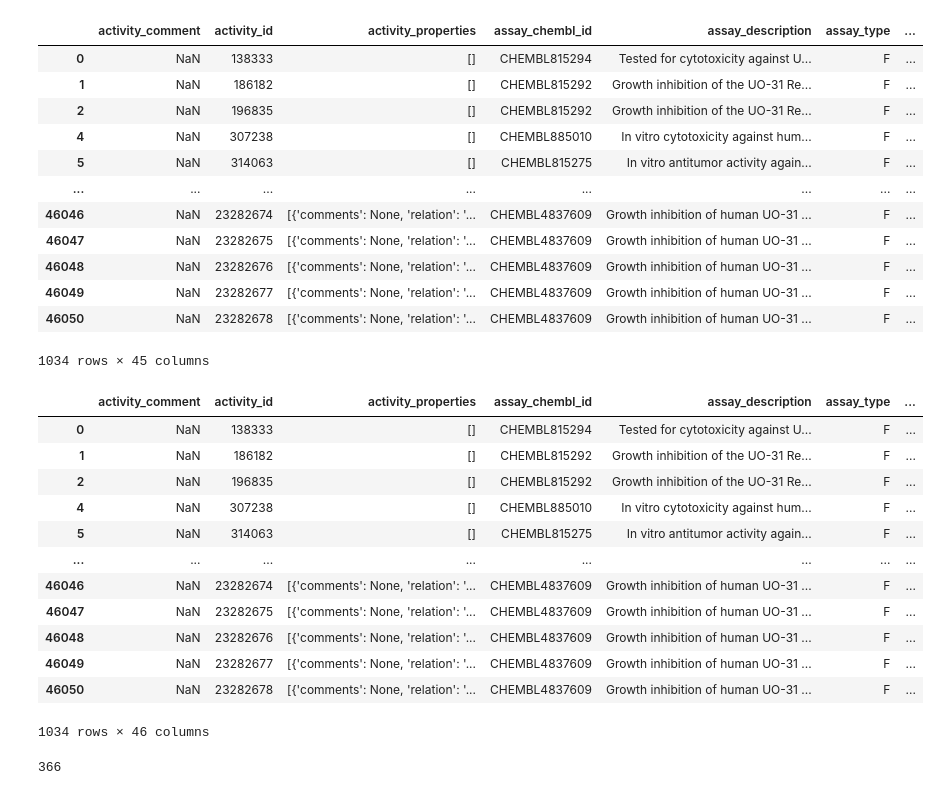
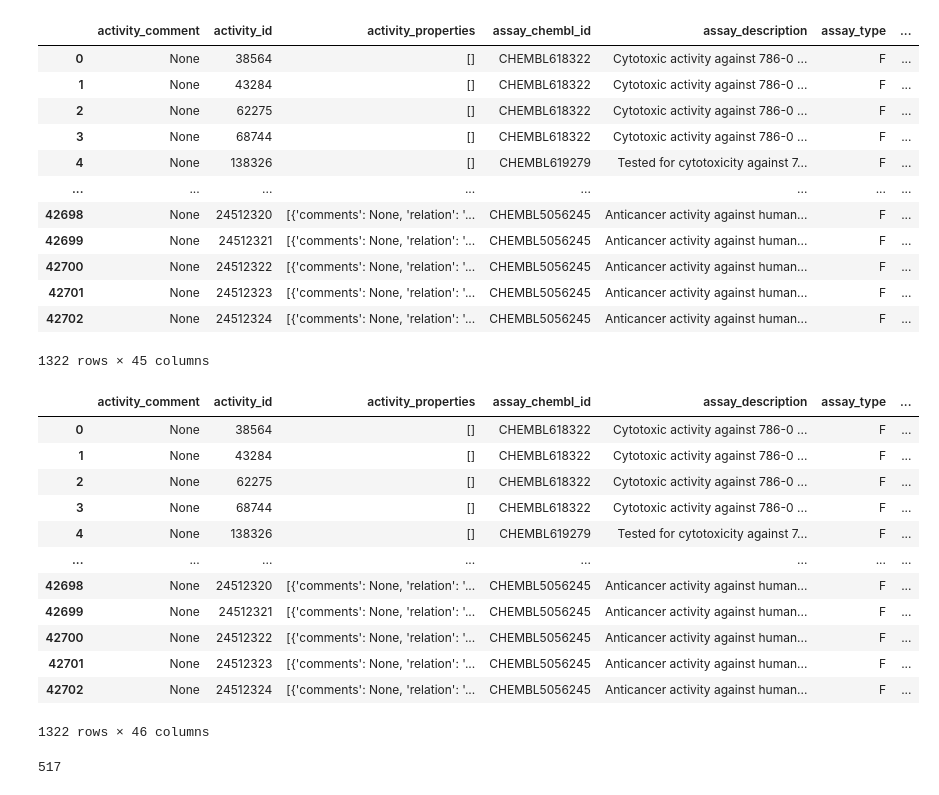
Before and after one commit to Jahan08/hERG-web-app, a Jupyter notebook: Retrieve-Data-Cancer.ipynb, the cells around one changed output. Saved outputs shown, nothing was run; the diff lists cells and outputs as text; code cells hidden in the pictures.

```diff
--- a/Retrieve-Data-Cancer.ipynb
+++ b/Retrieve-Data-Cancer.ipynb
@@ -57,28 +76,28 @@ df
 df = pd.read_csv('/content/bioactivity_data_UO-31.csv', header = 0)
 # %%
 # considering nM unit for MIC
-df = df[(df['standard_type'] == 'GI50')]
+#df = df[(df['standard_type'] == 'GI50')]
 #df = df[(df['standard_type'] == 'IC50')]
 #df = df[(df['standard_type'] == 'EC50')]
 df = df[(df['standard_units'] == 'nM')]
 df = df[(df['relation'] == '=')]
 df = df[df.canonical_smiles.notna()]
 df = df[df.standard_value.notna()]
 df
 # %% [output]
 |  | activity_comment | activity_id | activity_properties | assay_chembl_id | assay_description | assay_type | ... |
-| 0 | NaN | 138333 | [] | CHEMBL815294 | Tested for cytotoxicity against U... | F | ... |
-| 1 | NaN | 186182 | [] | CHEMBL815292 | Growth inhibition of the UO-31 Re... | F | ... |
-| 2 | NaN | 196835 | [] | CHEMBL815292 | Growth inhibition of the UO-31 Re... | F | ... |
-| 4 | NaN | 307238 | [] | CHEMBL885010 | In vitro cytotoxicity against hum... | F | ... |
-| 5 | NaN | 314063 | [] | CHEMBL815275 | In vitro antitumor activity again... | F | ... |
+| 0 | None | 38564 | [] | CHEMBL618322 | Cytotoxic activity against 786-0 ... | F | ... |
+| 1 | None | 43284 | [] | CHEMBL618322 | Cytotoxic activity against 786-0 ... | F | ... |
+| 2 | None | 62275 | [] | CHEMBL618322 | Cytotoxic activity against 786-0 ... | F | ... |
+| 3 | None | 68744 | [] | CHEMBL618322 | Cytotoxic activity against 786-0 ... | F | ... |
+| 4 | None | 138326 | [] | CHEMBL619279 | Tested for cytotoxicity against 7... | F | ... |
 | ... | ... | ... | ... | ... | ... | ... | ... |
-| 46046 | NaN | 23282674 | [{'comments': None, 'relation': '... | CHEMBL4837609 | Growth inhibition of human UO-31 ... | F | ... |
-| 46047 | NaN | 23282675 | [{'comments': None, 'relation': '... | CHEMBL4837609 | Growth inhibition of human UO-31 ... | F | ... |
-| 46048 | NaN | 23282676 | [{'comments': None, 'relation': '... | CHEMBL4837609 | Growth inhibition of human UO-31 ... | F | ... |
-| 46049 | NaN | 23282677 | [{'comments': None, 'relation': '... | CHEMBL4837609 | Growth inhibition of human UO-31 ... | F | ... |
-| 46050 | NaN | 23282678 | [{'comments': None, 'relation': '... | CHEMBL4837609 | Growth inhibition of human UO-31 ... | F | ... |
+| 42698 | None | 24512320 | [{'comments': None, 'relation': '... | CHEMBL5056245 | Anticancer activity against human... | F | ... |
+| 42699 | None | 24512321 | [{'comments': None, 'relation': '... | CHEMBL5056245 | Anticancer activity against human... | F | ... |
+| 42700 | None | 24512322 | [{'comments': None, 'relation': '... | CHEMBL5056245 | Anticancer activity against human... | F | ... |
+| 42701 | None | 24512323 | [{'comments': None, 'relation': '... | CHEMBL5056245 | Anticancer activity against human... | F | ... |
+| 42702 | None | 24512324 | [{'comments': None, 'relation': '... | CHEMBL5056245 | Anticancer activity against human... | F | ... |
-1034 rows × 45 columns
+1322 rows × 45 columns
 # %%
 fix = []
 
@@ -103,23 +122,23 @@ df['Activity'] = STATUS
 df
 # %% [output]
 |  | activity_comment | activity_id | activity_properties | assay_chembl_id | assay_description | assay_type | ... |
-| 0 | NaN | 138333 | [] | CHEMBL815294 | Tested for cytotoxicity against U... | F | ... |
-| 1 | NaN | 186182 | [] | CHEMBL815292 | Growth inhibition of the UO-31 Re... | F | ... |
-| 2 | NaN | 196835 | [] | CHEMBL815292 | Growth inhibition of the UO-31 Re... | F | ... |
-| 4 | NaN | 307238 | [] | CHEMBL885010 | In vitro cytotoxicity against hum... | F | ... |
-| 5 | NaN | 314063 | [] | CHEMBL815275 | In vitro antitumor activity again... | F | ... |
+| 0 | None | 38564 | [] | CHEMBL618322 | Cytotoxic activity against 786-0 ... | F | ... |
+| 1 | None | 43284 | [] | CHEMBL618322 | Cytotoxic activity against 786-0 ... | F | ... |
+| 2 | None | 62275 | [] | CHEMBL618322 | Cytotoxic activity against 786-0 ... | F | ... |
+| 3 | None | 68744 | [] | CHEMBL618322 | Cytotoxic activity against 786-0 ... | F | ... |
+| 4 | None | 138326 | [] | CHEMBL619279 | Tested for cytotoxicity against 7... | F | ... |
 | ... | ... | ... | ... | ... | ... | ... | ... |
-| 46046 | NaN | 23282674 | [{'comments': None, 'relation': '... | CHEMBL4837609 | Growth inhibition of human UO-31 ... | F | ... |
-| 46047 | NaN | 23282675 | [{'comments': None, 'relation': '... | CHEMBL4837609 | Growth inhibition of human UO-31 ... | F | ... |
-| 46048 | NaN | 23282676 | [{'comments': None, 'relation': '... | CHEMBL4837609 | Growth inhibition of human UO-31 ... | F | ... |
-| 46049 | NaN | 23282677 | [{'comments': None, 'relation': '... | CHEMBL4837609 | Growth inhibition of human UO-31 ... | F | ... |
-| 46050 | NaN | 23282678 | [{'comments': None, 'relation': '... | CHEMBL4837609 | Growth inhibition of human UO-31 ... | F | ... |
+| 42698 | None | 24512320 | [{'comments': None, 'relation': '... | CHEMBL5056245 | Anticancer activity against human... | F | ... |
+| 42699 | None | 24512321 | [{'comments': None, 'relation': '... | CHEMBL5056245 | Anticancer activity against human... | F | ... |
+| 42700 | None | 24512322 | [{'comments': None, 'relation': '... | CHEMBL5056245 | Anticancer activity against human... | F | ... |
+| 42701 | None | 24512323 | [{'comments': None, 'relation': '... | CHEMBL5056245 | Anticancer activity against human... | F | ... |
+| 42702 | None | 24512324 | [{'comments': None, 'relation': '... | CHEMBL5056245 | Anticancer activity against human... | F | ... |
-1034 rows × 46 columns
+1322 rows × 46 columns
 # %%
 # considering nM unit for MIC
 df = df[(df['Activity'] != 'IN')]
 len(df)
 # %% [output]
-366
+517
 # %%
 
```
Also changed, not shown: parts of 5 cells of this notebook.
